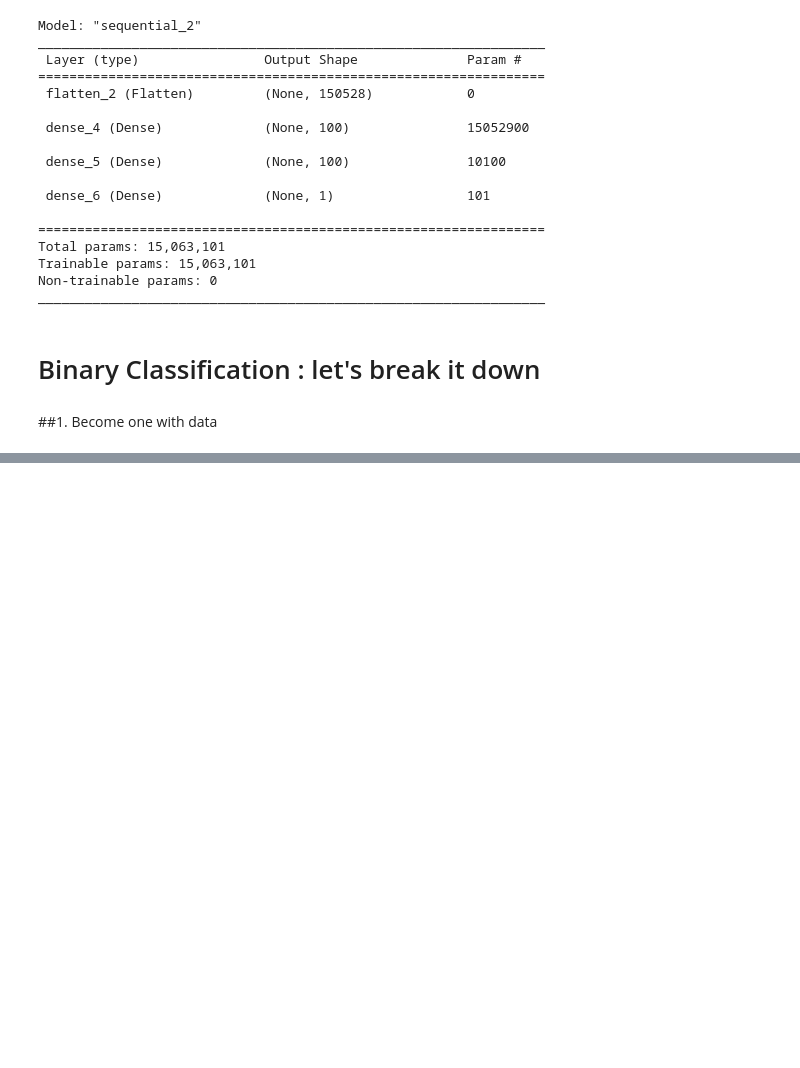
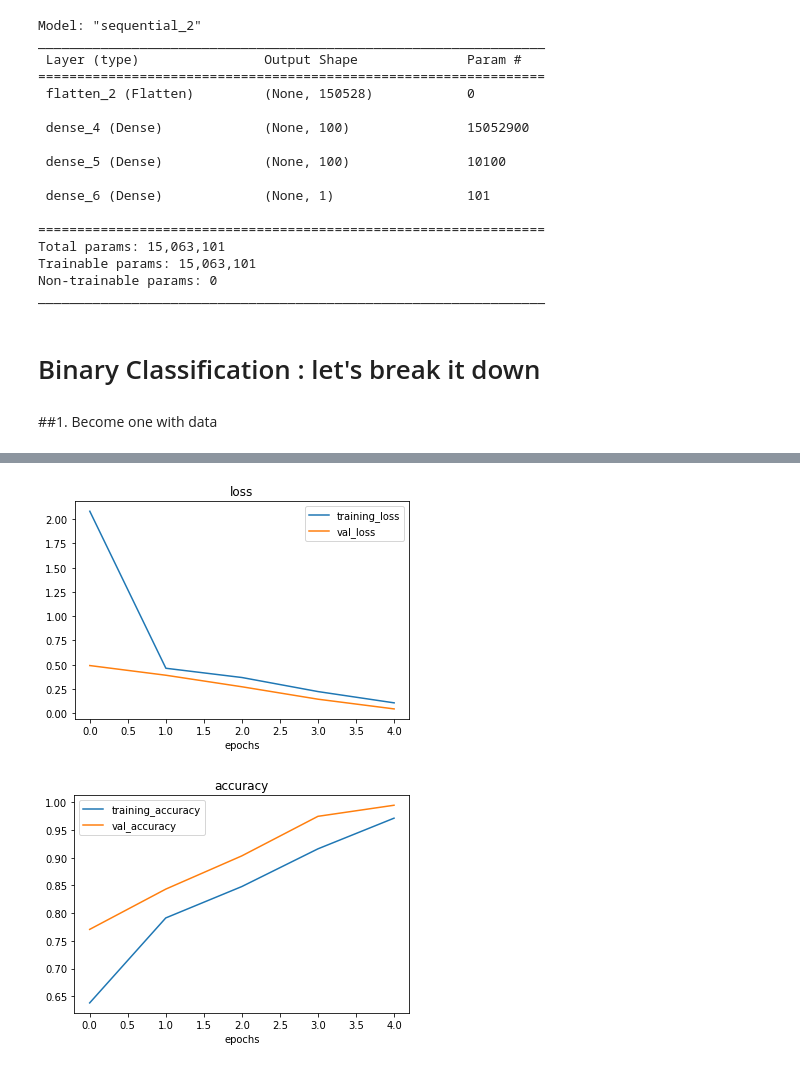
Before and after one commit to subodh2708/deep-learning---tensorflow-2.0, a Jupyter notebook: 03_Introduction_to_CNN_in_tensorflow.ipynb, the cells around one changed output, grey strips where cells are left out. Drawn from its saved outputs; the diff is of its cells as text; code cells hidden in the pictures; blank space fills up the shorter version.

```diff
--- a/03_Introduction_to_CNN_in_tensorflow.ipynb
+++ b/03_Introduction_to_CNN_in_tensorflow.ipynb
@@ -290,0 +447,5 @@ _________________________________________________________________
+# %%
+plot_loss_curve(history_4)
+# %% [output]
+[figure, added]
+[figure, added]
```
Also changed, not shown: parts of 29 cells of this notebook.
